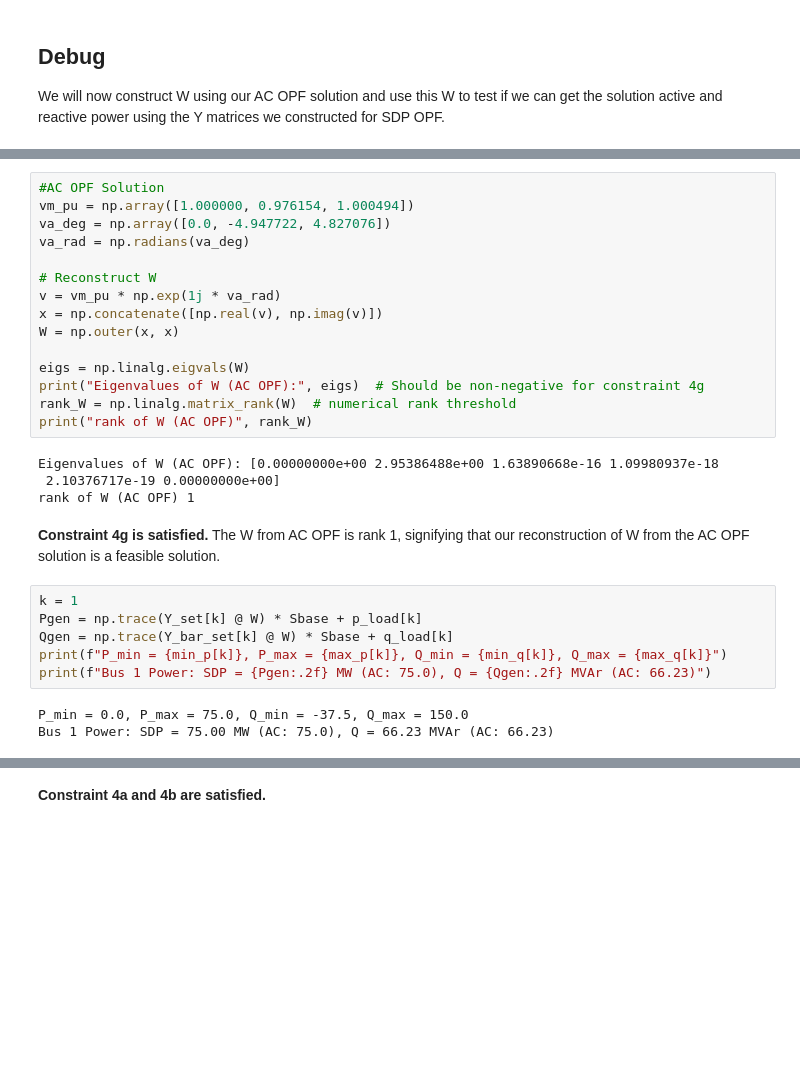
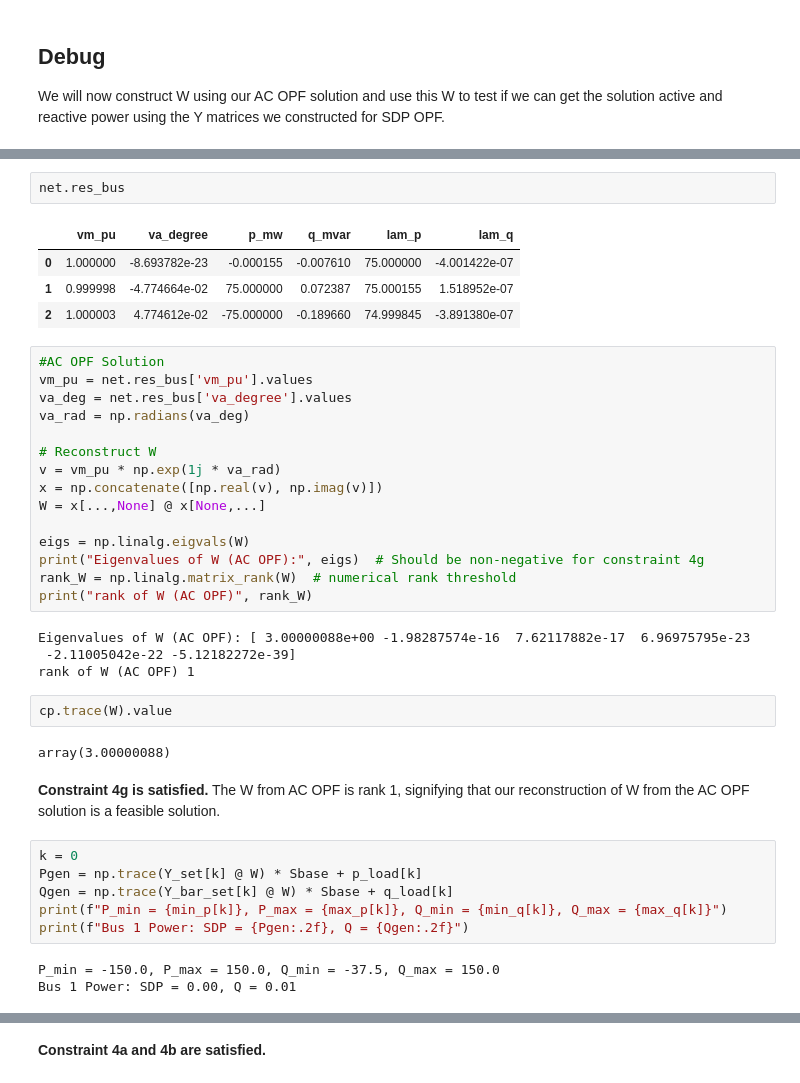
Before and after one commit to maxwang1499/SDP_OPF, a Jupyter notebook: 3_bus_model(for_debugging).ipynb, the cells around one changed output, grey strips where cells are left out. Saved outputs shown, nothing was run; the diff lists cells and outputs as text; blank space fills up the shorter version.

```diff
--- a/3_bus_model(for_debugging).ipynb
+++ b/3_bus_model(for_debugging).ipynb
@@ -660,31 +674,42 @@ We will now construct W using our AC OPF solution and use this W to test if we c
+# %%
+net.res_bus
+# %% [output]
+|  | vm_pu | va_degree | p_mw | q_mvar | lam_p | lam_q |
+| 0 | 1.000000 | -8.693782e-23 | -0.000155 | -0.007610 | 75.000000 | -4.001422e-07 |
+| 1 | 0.999998 | -4.774664e-02 | 75.000000 | 0.072387 | 75.000155 | 1.518952e-07 |
+| 2 | 1.000003 | 4.774612e-02 | -75.000000 | -0.189660 | 74.999845 | -3.891380e-07 |
 # %%
 #AC OPF Solution
-vm_pu = np.array([1.000000, 0.976154, 1.000494])
-va_deg = np.array([0.0, -4.947722, 4.827076])
+vm_pu = net.res_bus['vm_pu'].values
+va_deg = net.res_bus['va_degree'].values
 va_rad = np.radians(va_deg)
 
 # Reconstruct W
 v = vm_pu * np.exp(1j * va_rad)
 x = np.concatenate([np.real(v), np.imag(v)])
-W = np.outer(x, x)
+W = x[...,None] @ x[None,...]
 
 eigs = np.linalg.eigvals(W)
 print("Eigenvalues of W (AC OPF):", eigs)  # Should be non-negative for constraint 4g
 rank_W = np.linalg.matrix_rank(W)  # numerical rank threshold
 print("rank of W (AC OPF)", rank_W)
 # %% [output]
-Eigenvalues of W (AC OPF): [0.00000000e+00 2.95386488e+00 1.63890668e-16 1.09980937e-18
- 2.10376717e-19 0.00000000e+00]
+Eigenvalues of W (AC OPF): [ 3.00000088e+00 -1.98287574e-16  7.62117882e-17  6.96975795e-23
+ -2.11005042e-22 -5.12182272e-39]
 rank of W (AC OPF) 1
+# %%
+cp.trace(W).value
+# %% [output]
+array(3.00000088)
 # %% [markdown]
 **Constraint 4g is satisfied.**
 The W from AC OPF is rank 1, signifying that our reconstruction of W from the AC OPF solution is a feasible solution.
 # %%
-k = 1
+k = 0
 Pgen = np.trace(Y_set[k] @ W) * Sbase + p_load[k]
 Qgen = np.trace(Y_bar_set[k] @ W) * Sbase + q_load[k]
 print(f"P_min = {min_p[k]}, P_max = {max_p[k]}, Q_min = {min_q[k]}, Q_max = {max_q[k]}")
-print(f"Bus 1 Power: SDP = {Pgen:.2f} MW (AC: 75.0), Q = {Qgen:.2f} MVAr (AC: 66.23)")
+print(f"Bus 1 Power: SDP = {Pgen:.2f}, Q = {Qgen:.2f}")
 # %% [output]
-P_min = 0.0, P_max = 75.0, Q_min = -37.5, Q_max = 150.0
-Bus 1 Power: SDP = 75.00 MW (AC: 75.0), Q = 66.23 MVAr (AC: 66.23)
+P_min = -150.0, P_max = 150.0, Q_min = -37.5, Q_max = 150.0
+Bus 1 Power: SDP = 0.00, Q = 0.01
```
Also changed, not shown: parts of 16 cells of this notebook.
